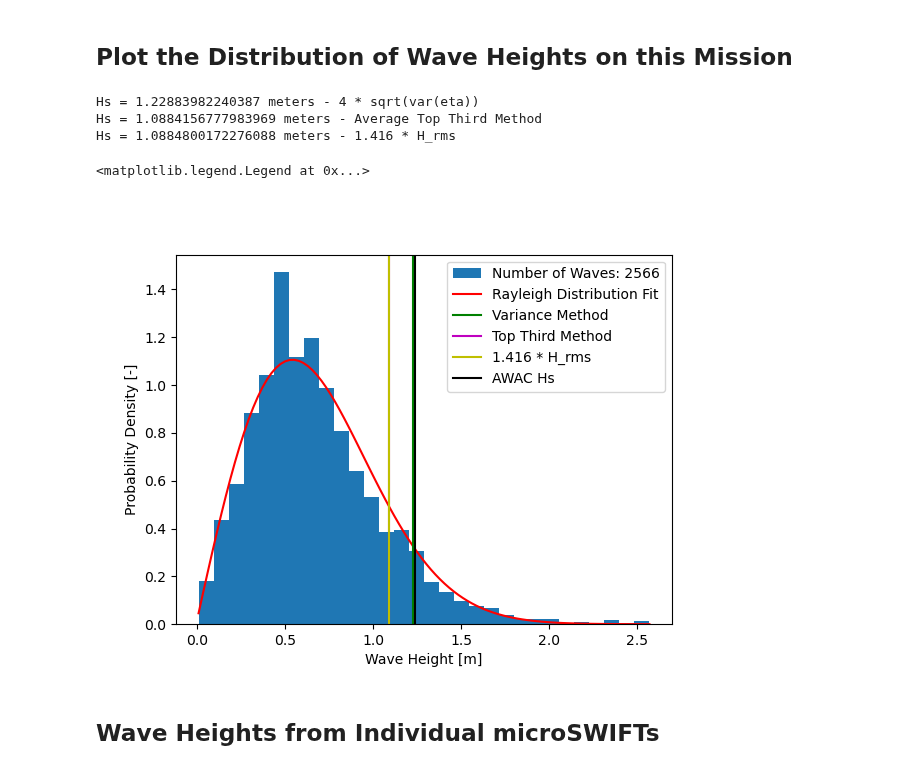
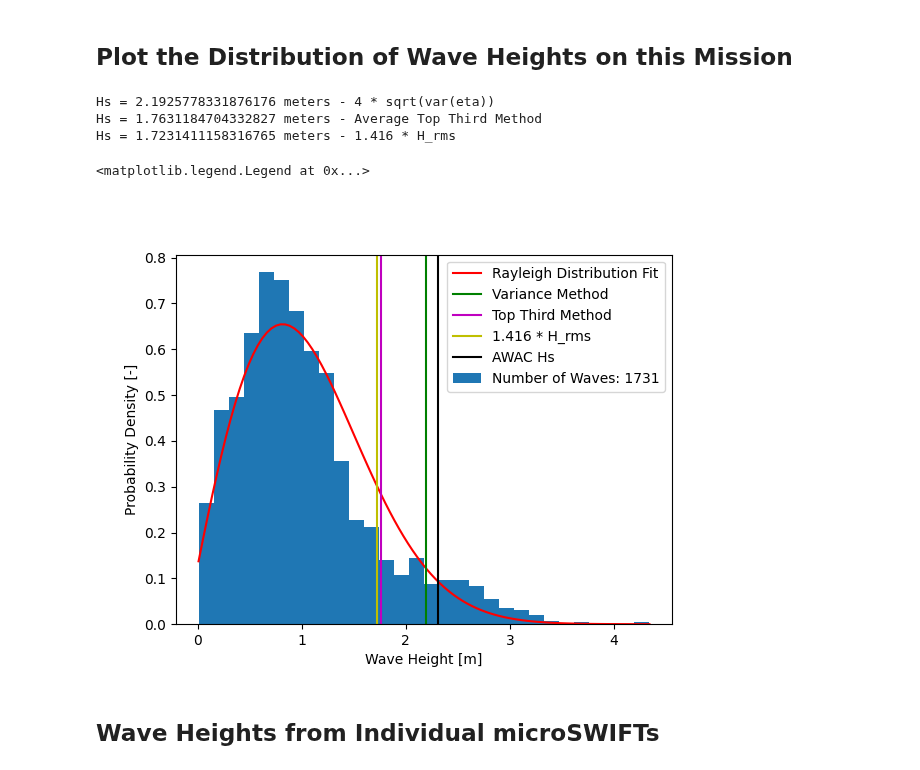
Before and after one commit to SASlabgroup/DUNEXMainExp, a Jupyter notebook: analysis/individual_waves_in_mission.ipynb, the cells around one changed output. Cells and saved outputs as stored; diff of their text form; code cells hidden in the pictures.

```diff
--- a/analysis/individual_waves_in_mission.ipynb
+++ b/analysis/individual_waves_in_mission.ipynb
@@ -13,7 +13,7 @@ import mission_tools
 # %% [markdown]
 ## Load a single mission dataset for analysis
 # %%
-mission_nc_path = '../microSWIFT_data/final_dataset/mission_16.nc'
+mission_nc_path = '../microSWIFT_data/final_dataset/mission_78.nc'
 mission_dataset = nc.Dataset(mission_nc_path, mode='r')
 mission_dataset
 # %% [output]
@@ -75,31 +76,31 @@ mission_tools.plot_wave_locations(wave_x_locs, wave_y_locs, bathy_file, 'b')
 # %%
 num_bins = 30
 ax = mission_tools.plot_wave_height_dist(wave_heights, num_bins)
 
 sig_wave_height_var = mission_tools.compute_sig_wave_height_var(eta)
 print(f'Hs = {sig_wave_height_var} meters - 4 * sqrt(var(eta))')
 
-sig_wave_height_top_third = mission_tools.compute_sig_wave_height_top_third(wave_heights)
+sig_wave_height_top_third, standard_dev = mission_tools.compute_sig_wave_height_top_third(wave_heights)
 print(f'Hs = {sig_wave_height_top_third} meters - Average Top Third Method')
 
 sig_wave_height_rms = mission_tools.compute_sig_wave_height_rms(wave_heights)
 print(f'Hs = {sig_wave_height_rms} meters - 1.416 * H_rms')
 
 awac_file = '../microSWIFT_data/FRFdata/FRF-ocean_waves_awac-4.5m_202110.nc'
 mission_time = np.median(mission_dataset['time'][:])
 awac_sig_wave_height = mission_tools.closest_awac_sig_wave_height(mission_time, awac_file)
 
 ax.axvline(x=sig_wave_height_var, label='Variance Method', color='g')
 ax.axvline(x=sig_wave_height_top_third, label='Top Third Method', color='m')
 ax.axvline(x=sig_wave_height_rms, label='1.416 * H_rms', color='y')
 ax.axvline(x=awac_sig_wave_height, label='AWAC Hs', color='k')
 ax.legend()
 # %% [output]
-Hs = 1.22883982240387 meters - 4 * sqrt(var(eta))
-Hs = 1.0884156777983969 meters - Average Top Third Method
-Hs = 1.0884800172276088 meters - 1.416 * H_rms
+Hs = 2.1925778331876176 meters - 4 * sqrt(var(eta))
+Hs = 1.7631184704332827 meters - Average Top Third Method
+Hs = 1.7231411158316765 meters - 1.416 * H_rms
 <matplotlib.legend.Legend at 0x...>
-[figure, old version]
+[figure, new version]
 # %% [markdown]
 ## Wave Heights from Individual microSWIFTs
 # %%
```
Also changed, not shown: parts of 8 cells of this notebook, 5 other files.
